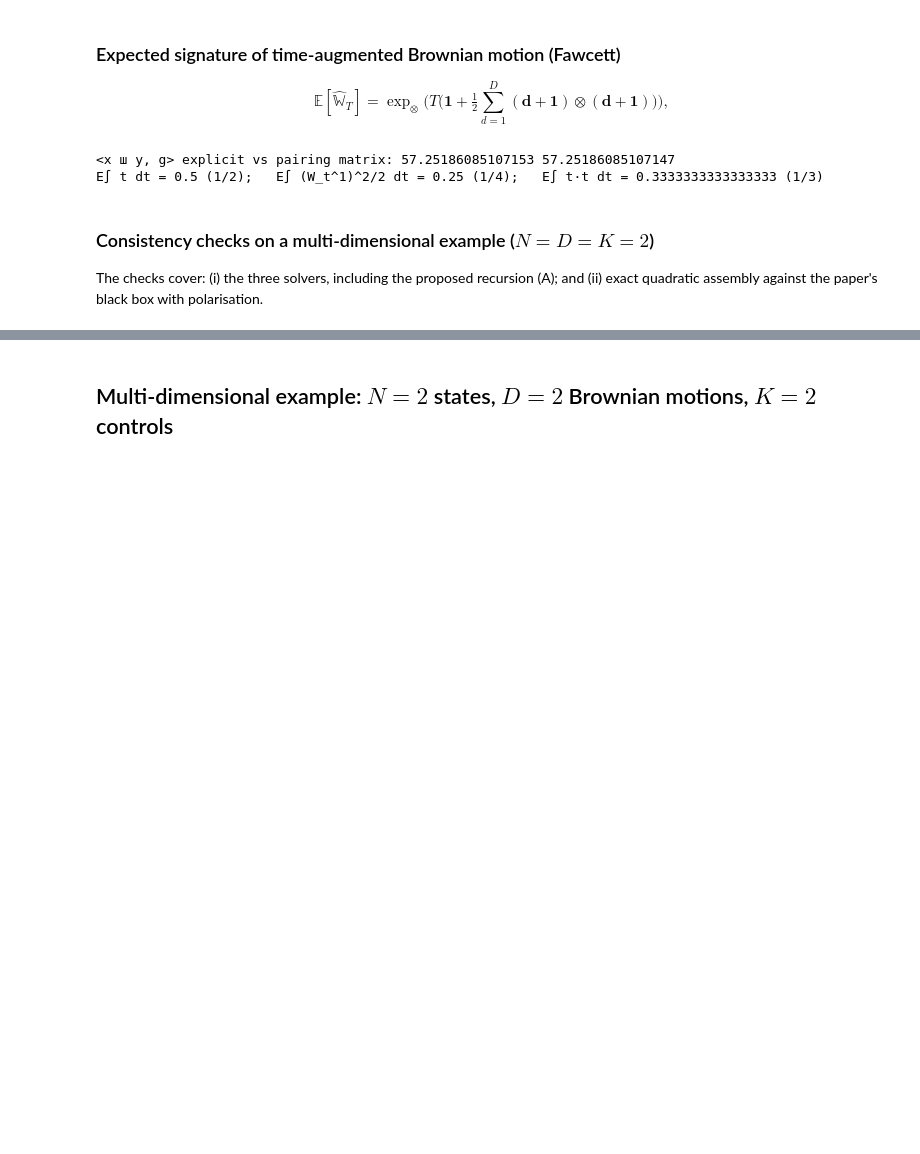
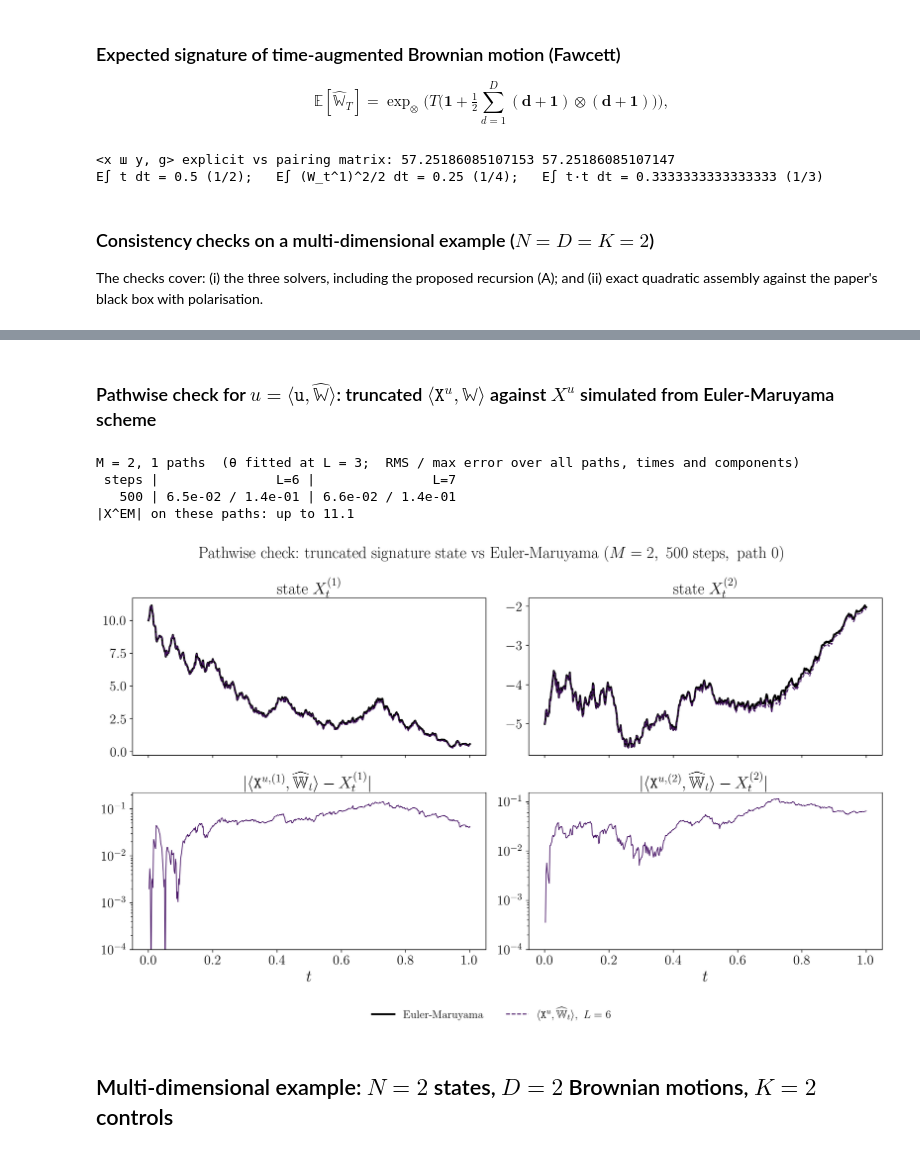
Before and after one commit to muhammadalifaqsha/optimal-control-with-signatures, a Jupyter notebook: notebooks/01_signature_lq_control.ipynb, the cells around one changed output, grey strips where cells are left out. Drawn from its saved outputs; the diff is of its cells as text; code cells hidden in the pictures; blank space fills up the shorter version.

Commit message:
New experiments and sanity checks

```diff
--- a/notebooks/01_signature_lq_control.ipynb
+++ b/notebooks/01_signature_lq_control.ipynb
@@ -129,6 +129,78 @@ a few coefficients of X^(1) for u = 0:
    word  21: -2.42000
 
 black box vs exact assembly: |Δc0|, max|Δh|, max|ΔH| = 5.684341886080802e-14 1.176836406102666e-14 4.438116540939063e-14
+# %% [markdown]
+### Pathwise check for $u=\langle \mathtt{u}, \widehat{\mathbb{W}}\rangle$: truncated $\langle \mathtt{X}^u, \widehat{\mathbb{W}}\rangle$ against $X^u$ simulated from Euler-Maruyama scheme
+# %%
+# (iii) pathwise check: truncated <X^u, Ŵ_t> vs the Euler–Maruyama state X^u_t, path by path
+# The control is a fixed signature control u = <θ, Ŵ^{≤M}> (the closed-form fit at (L_fit, M)); both sides use the same
+# Brownian paths and the same control.  <X^u, Ŵ_t> uses the signature of the piecewise-linear path (Stratonovich limit),
+# Euler–Maruyama runs the Itô form with the Stratonovich correction.  Expected: the error falls with L until it reaches
+# the Euler–Maruyama error, which itself falls like sqrt(dt) (strong order 1/2 for multiplicative noise).
+# Every setting below can be a single value or a list.
+Ls_chk    = [6, 7]      # state truncation levels L of <X^u, Ŵ_t>
+Ms_chk    = 2                             # control level(s) M of the signature control
+ns_chk    = 1                           # number(s) of Brownian paths
+steps_chk = [500]             # time step(s) on [0, T]
+L_fit     = 3                             # level at which θ is fitted (closed form)
+
+as_list = lambda x: [int(v) for v in np.atleast_1d(x)]
+Ls_chk, Ms_chk, ns_chk, steps_chk = as_list(Ls_chk), as_list(Ms_chk), as_list(ns_chk), as_list(steps_chk)
+Lmax_chk = max(Ls_chk)
+chk = {}                                  # (M, n_paths, steps) -> dict(X_em, err), err[L] = <X^u, Ŵ_t> − X^EM_t
+for M_c in Ms_chk:
+    theta_c = solve_signature_lq(mm, L_fit, M_c)['theta']
+    ctrl_c = signature_control(theta_c, mm, M_c)
+    Xall_c = state_affine(mm, Lmax_chk, M_c)                                # (1 + P, N, dim T^Lmax)
+    Xth_c = Xall_c[0] + np.tensordot(theta_c, Xall_c[1:], axes=1)           # 𝚇^u for this θ: (N, dim T^Lmax)
+    for n_c in ns_chk:
+        print(f"\nM = {M_c}, {n_c} paths  (θ fitted at L = {L_fit};  RMS / max error over all paths, times and components)")
+        print(f"{'steps':>6} | " + " | ".join(f"{'L=' + str(L):>17}" for L in Ls_chk))
+        for steps in steps_chk:
+            dt_c = mm.T / steps
+            dW_c = np.random.default_rng(SEED + 50).normal(scale=np.sqrt(dt_c), size=(n_c, steps, mm.D))
+            _, X_em, _ = simulate(mm, dW_c, dt_c, ctrl_c, sig_level=M_c)    # Euler–Maruyama: (steps+1, n, N)
+            err = {L: np.zeros((steps + 1, n_c, mm.N)) for L in Ls_chk}
+            for i, sig in enumerate(signature_stream(dW_c, dt_c, Lmax_chk)):    # Ŵ_{t_i} up to level Lmax: (n, dim)
+                for L in Ls_chk:
+                    dL = TensorSpace(mm.d, L).dim
+                    err[L][i] = sig[:, :dL] @ Xth_c[:, :dL].T - X_em[i]      # truncated <X^u, Ŵ_t> − X^EM_t
+            chk[(M_c, n_c, steps)] = dict(X_em=X_em, err=err)
+            print(f"{steps:>6} | " + " | ".join(f"{np.sqrt(np.mean(e ** 2)):.1e} / {np.abs(e).max():.1e}".rjust(17)
+                                                  for e in err.values()))
+        print(f"|X^EM| on these paths: up to {np.abs(X_em).max():.1f}")
+
+# one path of one run: Euler–Maruyama state vs truncated <X^u, Ŵ_t> (top) and the pathwise error (bottom)
+key_plot = (Ms_chk[-1], ns_chk[-1], steps_chk[-1])       # (M, number of paths, steps) of the run to draw
+Ls_plot  = [L for L in [2, 4, 6, 8] if L in Ls_chk] or Ls_chk   # truncation levels to draw (any subset of Ls_chk)
+path_chk = 0                                             # which path of that run (0, ..., n_paths − 1)
+
+X_em_p, err_p = chk[key_plot]['X_em'], chk[key_plot]['err']
+assert 0 <= path_chk < X_em_p.shape[1], f"path_chk must be below {X_em_p.shape[1]}"
+tg_c = np.linspace(0, mm.T, X_em_p.shape[0])
+cols = plt.cm.viridis(np.linspace(0.05, 0.85, len(Ls_plot)))
+fig, ax = plt.subplots(2, mm.N, figsize=(7 * mm.N, 8), sharex=True, squeeze=False)
+for n in range(mm.N):
+    ax[0, n].plot(tg_c, X_em_p[:, path_chk, n], color='k', lw=2.4, label=tex(r"$\mathrm{Euler\text{-}Maruyama}$"))
+    for L, c in zip(Ls_plot, cols):
+        ax[0, n].plot(tg_c, X_em_p[:, path_chk, n] + err_p[L][:, path_chk, n], color=c, lw=1.3, ls='--',
+                      label=rf"$\langle \mathtt{{X}}^u, \widehat{{\mathbb{{W}}}}_t\rangle,\ L={L}$")
+        ax[1, n].semilogy(tg_c[1:], np.abs(err_p[L][1:, path_chk, n]), color=c, lw=1.0)   # t = 0 is exact
+    ax[0, n].set_title(rf"$\mathrm{{state}}\ X^{{({n + 1})}}_t$")
+    ax[1, n].set_title(rf"$|\langle \mathtt{{X}}^{{u,({n + 1})}}, \widehat{{\mathbb{{W}}}}_t\rangle - X^{{({n + 1})}}_t|$")
+    ax[1, n].set_xlabel(r"$t$"); ax[1, n].set_ylim(bottom=1e-4)
+h, l = ax[0, 0].get_legend_handles_labels()
+fig.legend(h, l, loc='upper center', bbox_to_anchor=(0.5, 0.0), ncol=len(h), frameon=False)
+M_p, n_p, s_p = key_plot
+fig.suptitle(tex(rf"$\mathrm{{Pathwise\ check{{:}}\ truncated\ signature\ state\ vs\ Euler\text{{-}}Maruyama}}\ "
+                 rf"(M={M_p},\ {s_p}\ \mathrm{{steps}},\ \mathrm{{path}}\ {path_chk})$"))
+fig.tight_layout(); save_figure(fig, f"pathwise_check_brownian_2d_M{M_p}_steps{s_p}_path{path_chk}"); plt.show()
+# %% [output]
+M = 2, 1 paths  (θ fitted at L = 3;  RMS / max error over all paths, times and components)
+ steps |               L=6 |               L=7
+   500 | 6.5e-02 / 1.4e-01 | 6.6e-02 / 1.4e-01
+|X^EM| on these paths: up to 11.1
+[figure, added]
 # %% [markdown]
 ## Multi-dimensional example: $N=2$ states, $D=2$ Brownian motions, $K=2$ controls
 # %%
```
Also changed, not shown: parts of 5 cells of this notebook, 16 other files.
